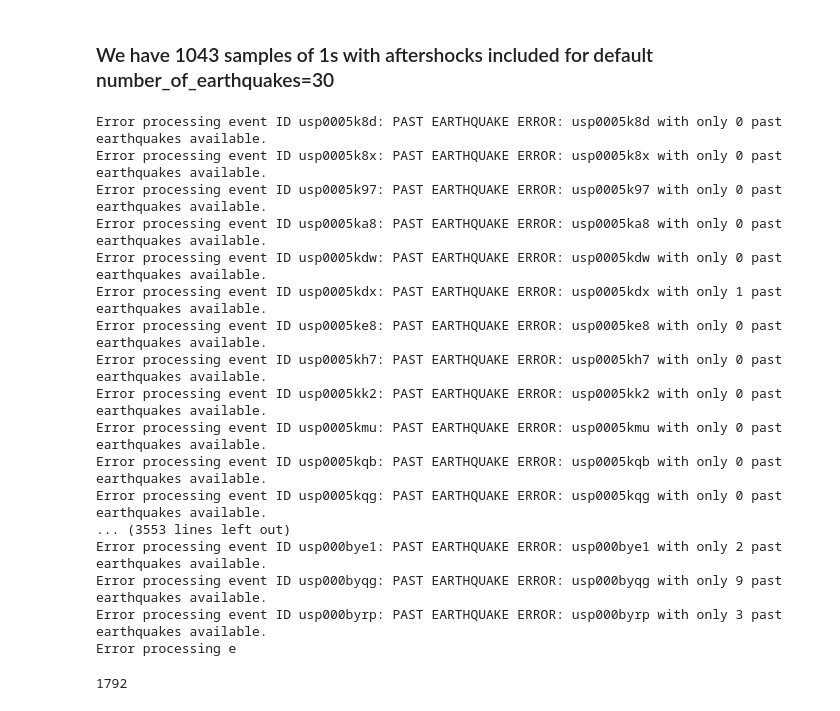
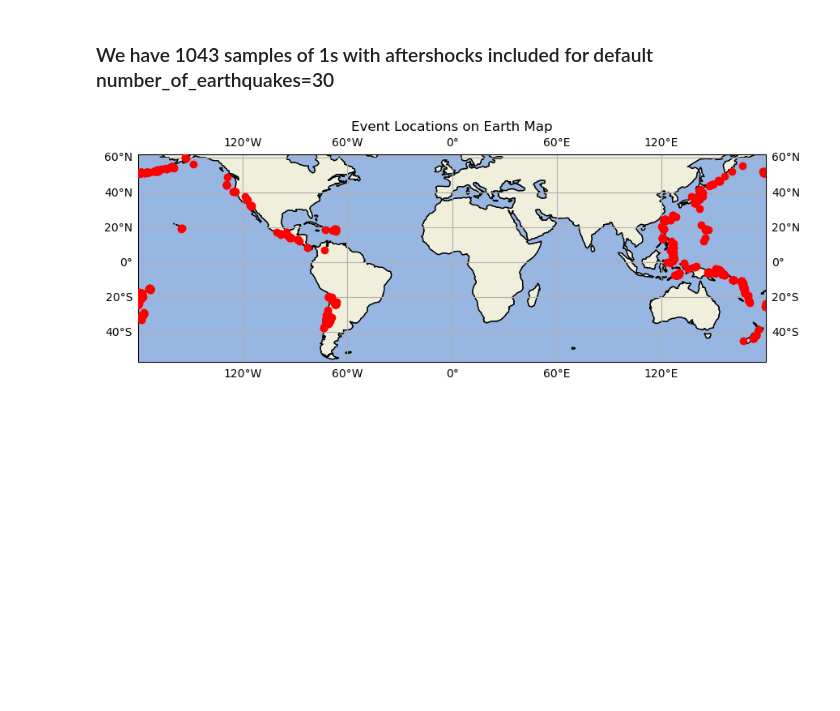
Before and after one commit to Mustafa-Meric-Kasap/AnalysisOfEarthquakeCatalogues, a Jupyter notebook: notebooks/exploration/usgs_pacific_belt.ipynb, the cells around one changed output. Saved outputs shown, nothing was run; the diff lists cells and outputs as text; code cells hidden in the pictures; blank space fills up the shorter version.

```diff
--- a/notebooks/exploration/usgs_pacific_belt.ipynb
+++ b/notebooks/exploration/usgs_pacific_belt.ipynb
@@ -139,8 +140,9 @@ df_converted
 from src.data import preprocess
 import torch
 
-X_test, y_test = preprocess.create_classification_data(df_converted, df_large)
-torch.sum(y_test == 1).item() # Shows total number of earthquake samples with label 1.
+X_test, y_test, time_differences, label1_event_ids = preprocess.create_classification_data(df_converted, df_large)
+print(torch.sum(y_test == 1).item()) # Shows total number of earthquake samples with label 1.
+label1_event_ids
 # %% [output]
 Error processing event ID usp0005k8d: PAST EARTHQUAKE ERROR: usp0005k8d with only 0 past earthquakes available.
 Error processing event ID usp0005k8x: PAST EARTHQUAKE ERROR: usp0005k8x with only 0 past earthquakes available.
@@ -163,27 +181,2 @@ Error processing event ID usp000bucw: PAST EARTHQUAKE ERROR: usp000bucw with onl
 # %% [markdown]
 ### We have 1043 samples of 1s with aftershocks included for default number_of_earthquakes=30
-# %%
-from src.data import preprocess
-import torch
-
-X_test2, y_test2 = preprocess.create_classification_data(df_converted, df_large, num_earthquakes=20)
-torch.sum(y_test2 == 1).item() # Shows total number of earthquake samples with label 1.
-# %% [output]
-Error processing event ID usp0005k8d: PAST EARTHQUAKE ERROR: usp0005k8d with only 0 past earthquakes available.
-Error processing event ID usp0005k8x: PAST EARTHQUAKE ERROR: usp0005k8x with only 0 past earthquakes available.
-Error processing event ID usp0005k97: PAST EARTHQUAKE ERROR: usp0005k97 with only 0 past earthquakes available.
-Error processing event ID usp0005ka8: PAST EARTHQUAKE ERROR: usp0005ka8 with only 0 past earthquakes available.
-Error processing event ID usp0005kdw: PAST EARTHQUAKE ERROR: usp0005kdw with only 0 past earthquakes available.
-Error processing event ID usp0005kdx: PAST EARTHQUAKE ERROR: usp0005kdx with only 1 past earthquakes available.
-Error processing event ID usp0005ke8: PAST EARTHQUAKE ERROR: usp0005ke8 with only 0 past earthquakes available.
-Error processing event ID usp0005kh7: PAST EARTHQUAKE ERROR: usp0005kh7 with only 0 past earthquakes available.
-Error processing event ID usp0005kk2: PAST EARTHQUAKE ERROR: usp0005kk2 with only 0 past earthquakes available.
-Error processing event ID usp0005kmu: PAST EARTHQUAKE ERROR: usp0005kmu with only 0 past earthquakes available.
-Error processing event ID usp0005kqb: PAST EARTHQUAKE ERROR: usp0005kqb with only 0 past earthquakes available.
-Error processing event ID usp0005kqg: PAST EARTHQUAKE ERROR: usp0005kqg with only 0 past earthquakes available.
-... (3553 lines left out)
-Error processing event ID usp000bye1: PAST EARTHQUAKE ERROR: usp000bye1 with only 2 past earthquakes available.
-Error processing event ID usp000byqg: PAST EARTHQUAKE ERROR: usp000byqg with only 9 past earthquakes available.
-Error processing event ID usp000byrp: PAST EARTHQUAKE ERROR: usp000byrp with only 3 past earthquakes available.
-Error processing e
-1792
@@ -189,0 +187,34 @@ Error processing e
+# %%
+import matplotlib.pyplot as plt
+import cartopy.crs as ccrs
+import cartopy.feature as cfeature
+
+filtered_df = df_converted.copy()
+filtered_df = filtered_df[filtered_df['Event ID'].isin(label1_event_ids)]
+
+event_latitudes = filtered_df['Latitude'].tolist()
+event_longitudes = filtered_df['Longitude'].tolist()
+
+# Create a figure and axis with the Mercator projection
+fig = plt.figure(figsize=(10, 7))
+ax = plt.axes(projection=ccrs.PlateCarree())
+
+# Set the region you want to display (rectangular area)
+ax.set_extent([-257.695, -65, -57.136, 61.939], crs=ccrs.PlateCarree())
+
+# Add coastlines and gridlines
+ax.coastlines()
+ax.gridlines(draw_labels=True)
+
+# Add natural features like land and oceans
+ax.add_feature(cfeature.LAND, edgecolor='black')
+ax.add_feature(cfeature.OCEAN)
+
+# Plot the points on the map
+ax.scatter(event_longitudes, event_latitudes, color='red', marker='o', transform=ccrs.PlateCarree(), zorder=5)
+
+# Title and show
+plt.title("Event Locations on Earth Map")
+plt.show()
+# %% [output]
+[figure, added]
```
Also changed, not shown: parts of 10 cells of this notebook.
